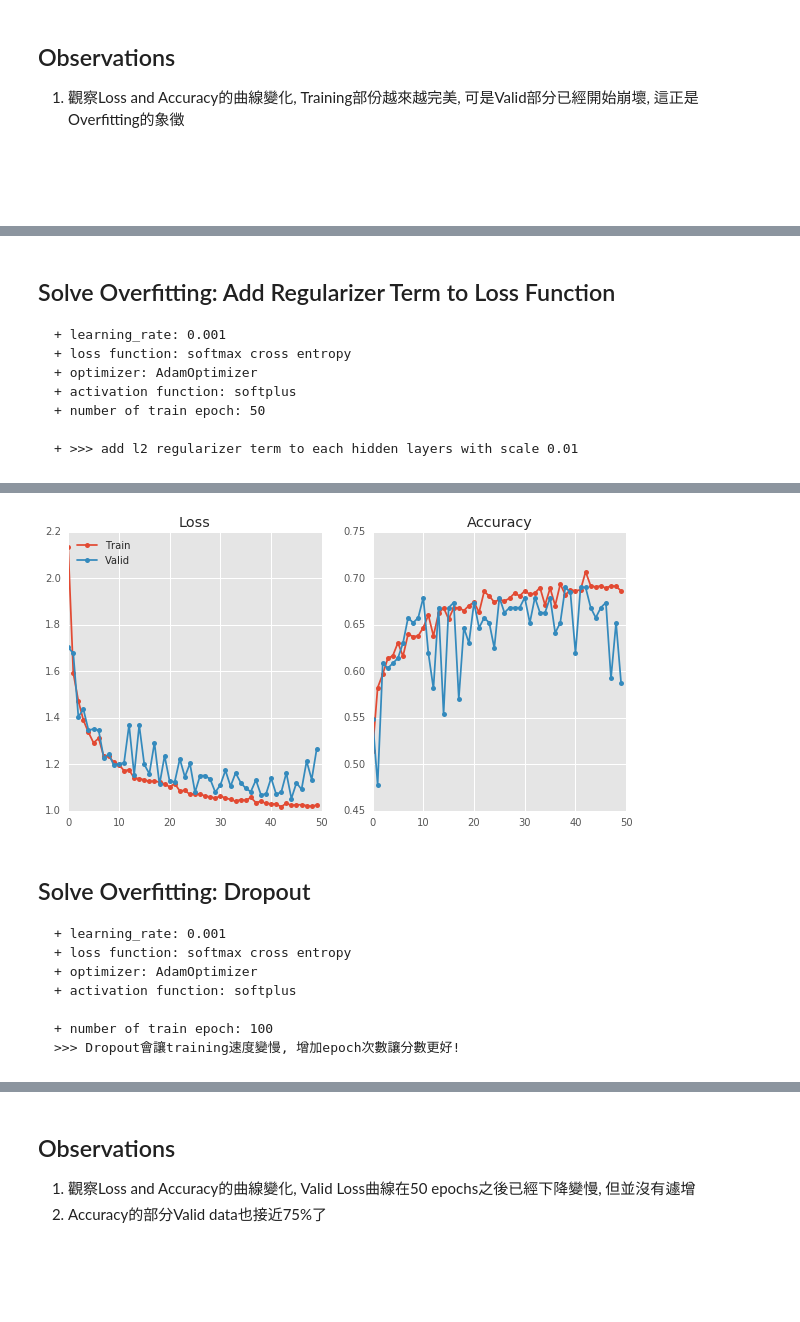
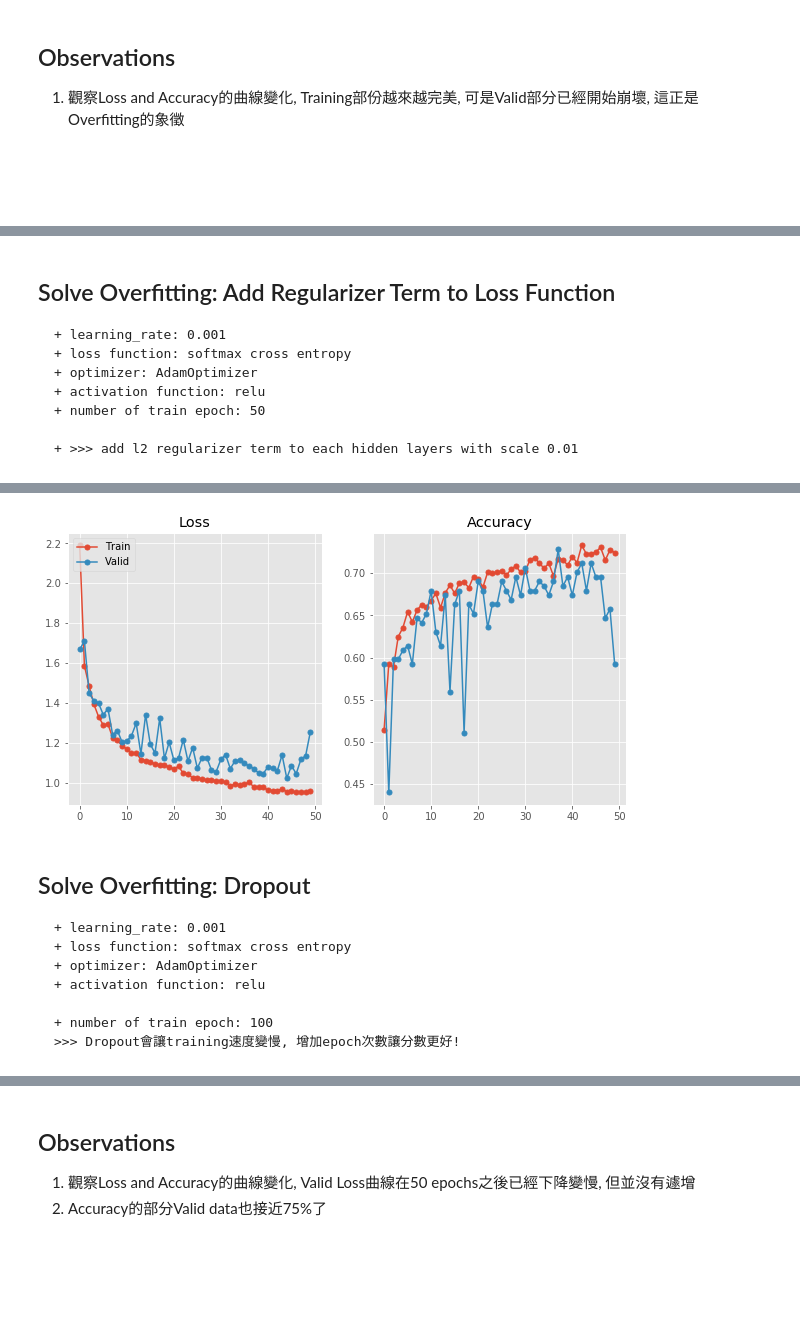
Before and after one commit to CloudMile/recommendation_course, a Jupyter notebook: tutorial_dnn_practice.ipynb, the cells around one changed output, grey strips where cells are left out. Drawn from its saved outputs; the diff is of its cells as text; code cells hidden in the pictures.

````diff
--- a/tutorial_dnn_practice.ipynb
+++ b/tutorial_dnn_practice.ipynb
@@ -404,18 +404,18 @@ model_sm.fit( data_fn(X_train, Y_train, n_batch, shuffle=True), data_fn(X_valid,
 
 print("\n\nmodel with relu activation function!")
 tf.reset_default_graph()
-model_sp = ModelReLU()
-model_sp.fit( data_fn(X_train, Y_train, n_batch, shuffle=True), data_fn(X_valid, Y_valid, n_batch, shuffle=False), n_epoch, lr=learning_rate)
+model_relu = ModelReLU()
+model_relu.fit( data_fn(X_train, Y_train, n_batch, shuffle=True), data_fn(X_valid, Y_valid, n_batch, shuffle=False), n_epoch, lr=learning_rate)
 
-hist = {"sigmoid": model_sm.hist, "softplus": model_sp.hist}
+hist = {"sigmoid": model_sm.hist, "relu": model_relu.hist}
 plt.figure(figsize=(10, 5))
 plt.subplot(121)
-plt.plot(hist["softplus"]["tr_loss"], label='Softplus', marker="o", markersize=5)
+plt.plot(hist["relu"]["tr_loss"], label='ReLU', marker="o", markersize=5)
 plt.plot(hist["sigmoid"]["tr_loss"], label='Sigmoid', marker="o", markersize=5)
 plt.title('Loss')
 plt.legend(loc='upper left')
 plt.subplot(122)
-plt.plot(hist["softplus"]["tr_acc"], label='Softplus', marker="o", markersize=5)
+plt.plot(hist["relu"]["tr_acc"], label='ReLU', marker="o", markersize=5)
 plt.plot(hist["sigmoid"]["tr_acc"], label='Sigmoid', marker="o", markersize=5)
 plt.title('Accuracy')
 plt.show()
@@ -457,8 +457,8 @@ class ModelAdam(BaseModel):
 
             init_fn = tf.glorot_normal_initializer()
             with tf.variable_scope("dnn"):
-                nets = tf.layers.dense(self.inputs, 128, kernel_initializer=init_fn, activation=tf.nn.softplus, name="dnn1")
-                nets = tf.layers.dense(nets, 256, kernel_initializer=init_fn, activation=tf.nn.softplus, name="dnn2")
+                nets = tf.layers.dense(self.inputs, 128, kernel_initializer=init_fn, activation=tf.nn.relu, name="dnn1")
+                nets = tf.layers.dense(nets, 256, kernel_initializer=init_fn, activation=tf.nn.relu, name="dnn2")
                 nets = tf.layers.dense(nets, 5, kernel_initializer=init_fn, activation=None, name="dnn3")
 
             with tf.variable_scope("loss"):
@@ -480,10 +480,10 @@ model_adam.fit( data_fn(X_train, Y_train, n_batch, shuffle=True), data_fn(X_vali
 
 print("\n\nmodel with SGD optimizer!")
 tf.reset_default_graph()
-model_sp = ModelSoftPlus()
-model_sp.fit( data_fn(X_train, Y_train, n_batch, shuffle=True), data_fn(X_valid, Y_valid, n_batch, shuffle=False), n_epoch, lr=learning_rate)
+model_relu = ModelReLU()
+model_relu.fit( data_fn(X_train, Y_train, n_batch, shuffle=True), data_fn(X_valid, Y_valid, n_batch, shuffle=False), n_epoch, lr=learning_rate)
 
-hist = {"sgd": model_sp.hist, "adam": model_adam.hist}
+hist = {"sgd": model_relu.hist, "adam": model_adam.hist}
 plt.figure(figsize=(10, 5))
 plt.subplot(121)
 plt.plot(hist["adam"]["tr_loss"], label='Adam', marker="o", markersize=5)
@@ -589,7 +589,7 @@ Early Stopping, valid loss keep increasing for 5 times ! lowest loss is 0.845 !
 + learning_rate: 0.001
 + loss function: softmax cross entropy
 + optimizer: AdamOptimizer
-+ activation function: softplus
++ activation function: relu
 + number of train epoch: 50
 
 + >>> add l2 regularizer term to each hidden layers with scale 0.01
@@ -617,9 +617,9 @@ class ModelAdamRegularized(BaseModel):
             with tf.variable_scope("dnn"):
                 # 在各hidden layers加上regularizer term, scale = 0.01
                 reg_scale = 0.01
-                nets = tf.layers.dense(self.inputs, 128, kernel_initializer=init_fn, activation=tf.nn.softplus,
+                nets = tf.layers.dense(self.inputs, 128, kernel_initializer=init_fn, activation=tf.nn.relu,
                                        kernel_regularizer=tf.contrib.layers.l2_regularizer(reg_scale), name="dnn1")
-                nets = tf.layers.dense(nets, 256, kernel_initializer=init_fn, activation=tf.nn.softplus,
+                nets = tf.layers.dense(nets, 256, kernel_initializer=init_fn, activation=tf.nn.relu,
                                        kernel_regularizer=tf.contrib.layers.l2_regularizer(reg_scale), name="dnn2")
                 nets = tf.layers.dense(nets, 5, kernel_initializer=init_fn, activation=None,
                                        kernel_regularizer=tf.contrib.layers.l2_regularizer(reg_scale), name="dnn3")
@@ -647,11 +647,11 @@ model_adam_reg.plot()
-[figure, old version]
+[figure, new version]
 # %% [markdown]
 ## Solve Overfitting: Dropout
 ```
 + learning_rate: 0.001
 + loss function: softmax cross entropy
 + optimizer: AdamOptimizer
-+ activation function: softplus
++ activation function: relu
 
 + number of train epoch: 100
 >>> Dropout會讓training速度變慢, 增加epoch次數讓分數更好!
````
Also changed, not shown: parts of 13 cells of this notebook, 8 other files.
